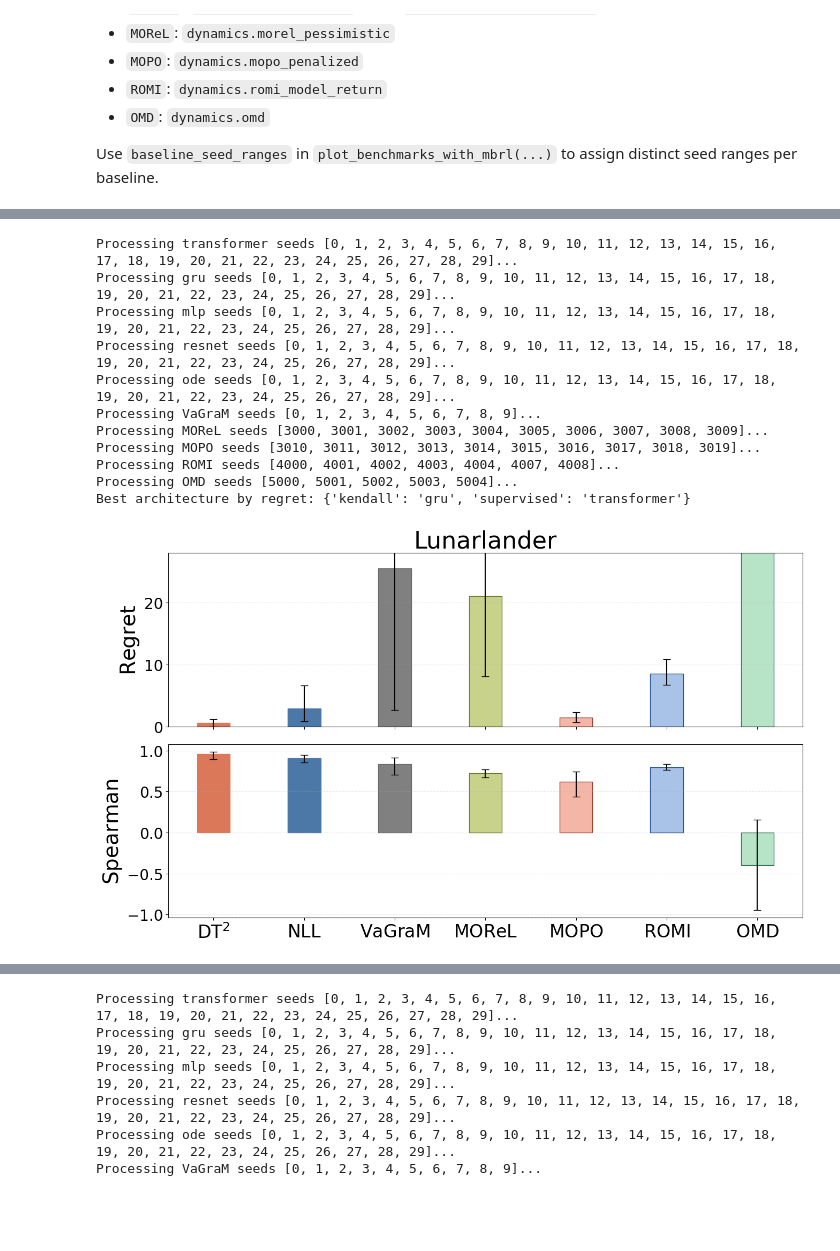
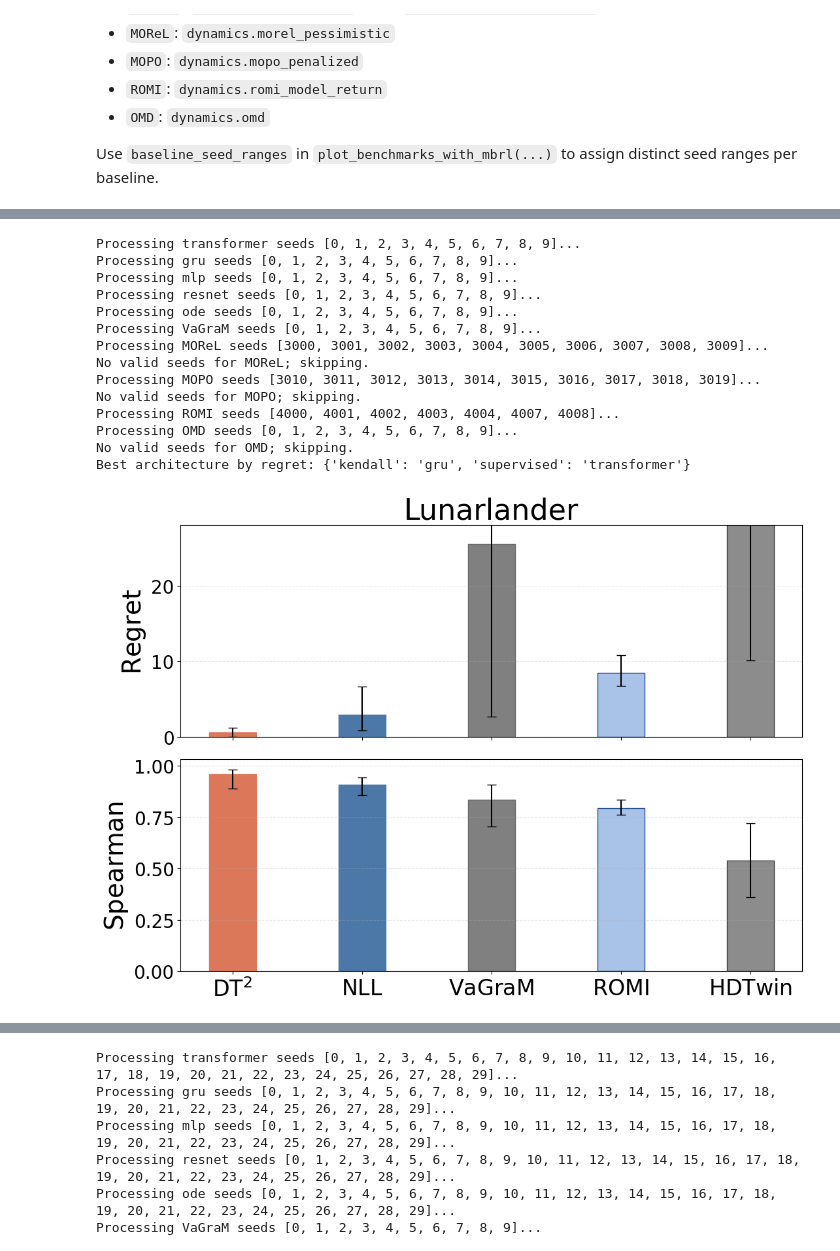
Before and after one commit to harrya32/DT2, a Jupyter notebook: results/mbrl-results.ipynb, the cells around one changed output, grey strips where cells are left out. Drawn from its saved outputs; the diff is of its cells as text; code cells hidden in the pictures; blank space fills up the shorter version.

```diff
--- a/results/mbrl-results.ipynb
+++ b/results/mbrl-results.ipynb
@@ -48,7 +48,7 @@ BASELINE_CONFIG = {
         "label": r"$\mathrm{VaGraM}$",
     },
     "MOReL": {
-        "pattern": "./test/{pipeline}/mlp/summary_{seed}.json",
+        "pattern": "./camera_ready/{pipeline}/mlp/summary_{seed}.json",
         "metric_paths": {
             "env_mc": ["env_mc"],
             "MOReL": ["dynamics", "morel_pessimistic"],
@@ -58,7 +58,7 @@ BASELINE_CONFIG = {
         "label": r"$\mathrm{MOReL}$",
     },
     "MOPO": {
-        "pattern": "./test/{pipeline}/mlp/summary_{seed}.json",
+        "pattern": "./camera_ready/{pipeline}/mlp/summary_{seed}.json",
         "metric_paths": {
             "env_mc": ["env_mc"],
             "MOPO": ["dynamics", "mopo_penalized"],
@@ -87,6 +87,11 @@ BASELINE_CONFIG = {
         "edgecolor": "#2d6a4f",
         "label": r"$\mathrm{OMD}$",
     },
+    "HDTwin": {
+        "label": r"$\mathrm{HDTwin}$",
+        "color": (0.55, 0.55, 0.55),
+        "edgecolor": (0.25, 0.25, 0.25),
+    }
 }
 
 
@@ -579,7 +626,7 @@ example_baseline_seed_ranges = {
     "MOReL": list(range(3000, 3010)),
     "MOPO": list(range(3010, 3020)),
     "ROMI": [4000, 4001, 4002, 4003, 4004, 4007, 4008],
-    "OMD": list(range(5000, 5005)),
+    #"OMD": list(range(5000, 5005)),
 }
 
 plot_benchmarks_with_mbrl(
@@ -587,7 +634,7 @@ plot_benchmarks_with_mbrl(
     seeds=list(range(0, 10)),
     baseline_seed_ranges=example_baseline_seed_ranges,
     best_arch_only=True,
-    save=True,
+    save=False,
     ylim=1.3,
     show_x_labels=True,
     regret_metric="regret",
@@ -609,28 +657,31 @@ Best architecture by regret: {'kendall': 'ode', 'supervised': 'ode'}
 # %%
 plot_benchmarks_with_mbrl(
     pipeline="lunarlander_pipeline",
-    seeds=list(range(0, 30)),
+    seeds=list(range(0, 10)),
     baseline_seed_ranges=example_baseline_seed_ranges,
     best_arch_only=True,
     ylim=28,
-    save=True,
+    save=False,
     show_x_labels=True,
     regret_metric="regret",
     top_k=TOP_K,
 )
 # %% [output]
-Processing transformer seeds [0, 1, 2, 3, 4, 5, 6, 7, 8, 9, 10, 11, 12, 13, 14, 15, 16, 17, 18, 19, 20, 21, 22, 23, 24, 25, 26, 27, 28, 29]...
-Processing gru seeds [0, 1, 2, 3, 4, 5, 6, 7, 8, 9, 10, 11, 12, 13, 14, 15, 16, 17, 18, 19, 20, 21, 22, 23, 24, 25, 26, 27, 28, 29]...
-Processing mlp seeds [0, 1, 2, 3, 4, 5, 6, 7, 8, 9, 10, 11, 12, 13, 14, 15, 16, 17, 18, 19, 20, 21, 22, 23, 24, 25, 26, 27, 28, 29]...
-Processing resnet seeds [0, 1, 2, 3, 4, 5, 6, 7, 8, 9, 10, 11, 12, 13, 14, 15, 16, 17, 18, 19, 20, 21, 22, 23, 24, 25, 26, 27, 28, 29]...
-Processing ode seeds [0, 1, 2, 3, 4, 5, 6, 7, 8, 9, 10, 11, 12, 13, 14, 15, 16, 17, 18, 19, 20, 21, 22, 23, 24, 25, 26, 27, 28, 29]...
+Processing transformer seeds [0, 1, 2, 3, 4, 5, 6, 7, 8, 9]...
+Processing gru seeds [0, 1, 2, 3, 4, 5, 6, 7, 8, 9]...
+Processing mlp seeds [0, 1, 2, 3, 4, 5, 6, 7, 8, 9]...
+Processing resnet seeds [0, 1, 2, 3, 4, 5, 6, 7, 8, 9]...
+Processing ode seeds [0, 1, 2, 3, 4, 5, 6, 7, 8, 9]...
 Processing VaGraM seeds [0, 1, 2, 3, 4, 5, 6, 7, 8, 9]...
 Processing MOReL seeds [3000, 3001, 3002, 3003, 3004, 3005, 3006, 3007, 3008, 3009]...
+No valid seeds for MOReL; skipping.
 Processing MOPO seeds [3010, 3011, 3012, 3013, 3014, 3015, 3016, 3017, 3018, 3019]...
+No valid seeds for MOPO; skipping.
 Processing ROMI seeds [4000, 4001, 4002, 4003, 4004, 4007, 4008]...
-Processing OMD seeds [5000, 5001, 5002, 5003, 5004]...
+Processing OMD seeds [0, 1, 2, 3, 4, 5, 6, 7, 8, 9]...
+No valid seeds for OMD; skipping.
 Best architecture by regret: {'kendall': 'gru', 'supervised': 'transformer'}
-[figure, old version]
+[figure, new version]
 # %%
 plot_benchmarks_with_mbrl(
     pipeline="hopper_pipeline",
```
Also changed, not shown: parts of 4 cells of this notebook, 41 other files.
